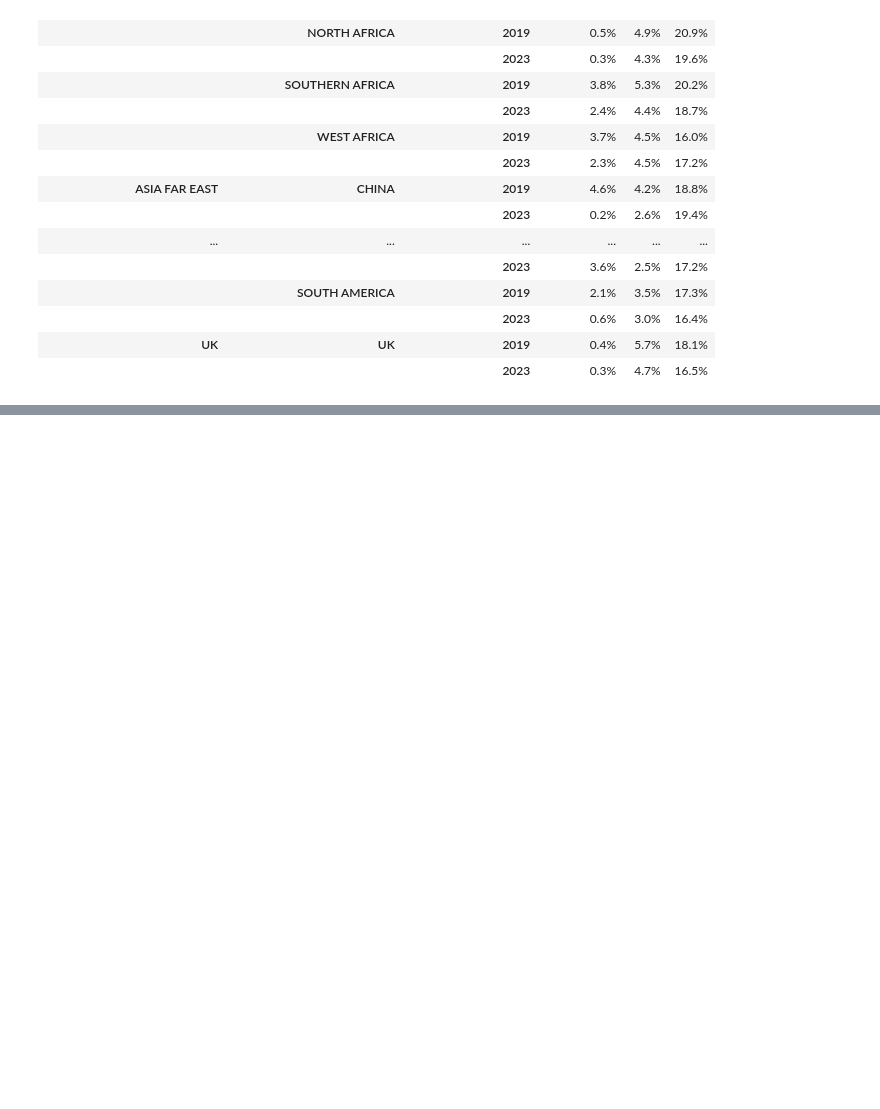
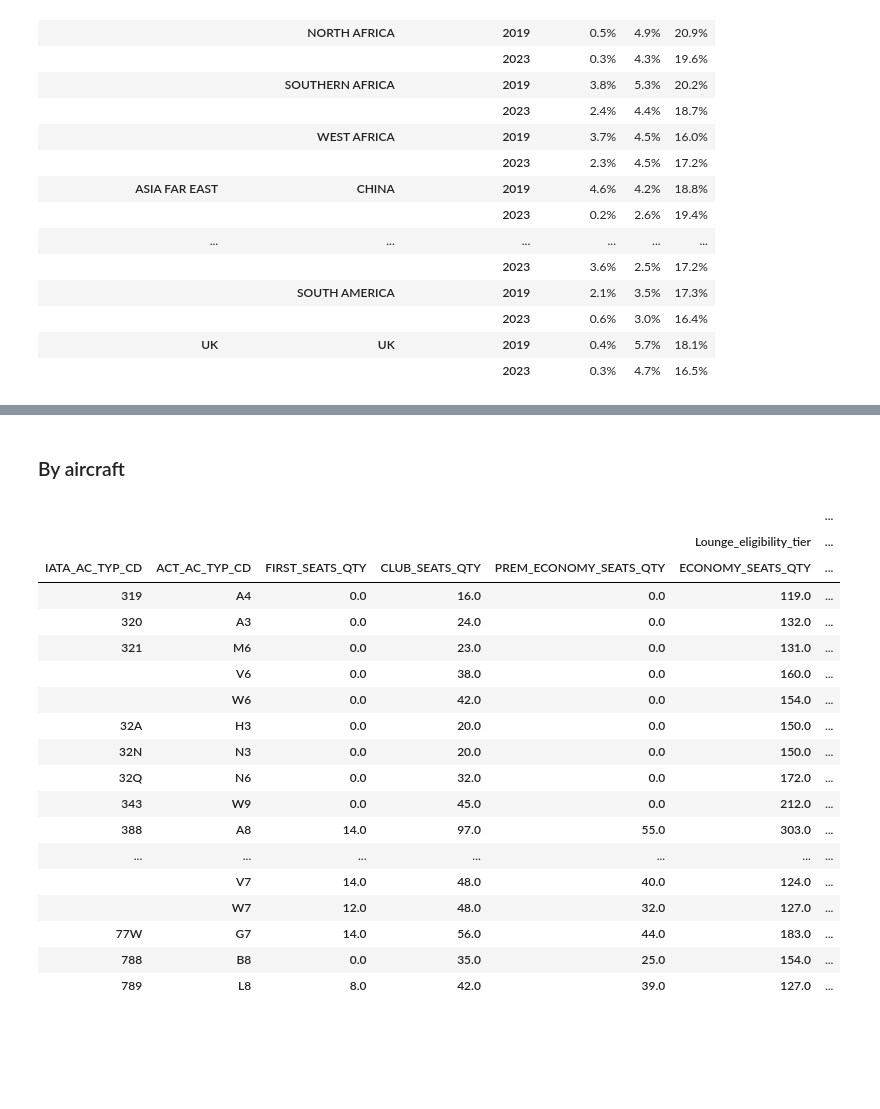
Before and after one commit to IanMaHKG-BA/Hackathon_Team_1, a Jupyter notebook: lounges_gold_standard_Ian.ipynb, the cells around one changed output, grey strips where cells are left out. Cells and saved outputs as stored; diff of their text form; code cells hidden in the pictures; blank space fills up the shorter version.

Commit message:
including aircraft coparison

```diff
--- a/lounges_gold_standard_Ian.ipynb
+++ b/lounges_gold_standard_Ian.ipynb
@@ -983,3 +1048,41 @@ df_groupby_country_group_year
+# %% [markdown]
+### By aircraft
+# %%
+list_groupby = ['IATA_AC_TYP_CD','ACT_AC_TYP_CD','FIRST_SEATS_QTY','CLUB_SEATS_QTY','PREM_ECONOMY_SEATS_QTY','ECONOMY_SEATS_QTY','Lounge_eligibility_tier']
+
+# grouping by OPERATING_FLT_NO, DISCHARGE_STN_CD and Lounge_eligibility_tier
+df_groupby_acft = df_lounge_elig_flight_info_country_acft_typ.groupby(list_groupby).agg(
+                mean_pax_count = ('pax','mean')).reset_index()
+
+df_groupby_acft['mean_pax_count'] = df_groupby_acft['mean_pax_count'].map('{:,.1f}'.format)
+
+df_groupby_acft = df_groupby_acft[df_groupby_acft['Lounge_eligibility_tier'] != 'Not eligible']
+
+df_groupby_acft = df_groupby_acft.set_index(list_groupby,drop = True).unstack('Lounge_eligibility_tier')
+
+df_groupby_acft.fillna(0, inplace=True)
+
+df_groupby_acft
+# %% [output]
+|  |  |  |  |  |  | ... |
+|  |  |  |  |  | Lounge_eligibility_tier | ... |
+| IATA_AC_TYP_CD | ACT_AC_TYP_CD | FIRST_SEATS_QTY | CLUB_SEATS_QTY | PREM_ECONOMY_SEATS_QTY | ECONOMY_SEATS_QTY | ... |
+| 319 | A4 | 0.0 | 16.0 | 0.0 | 119.0 | ... |
+| 320 | A3 | 0.0 | 24.0 | 0.0 | 132.0 | ... |
+| 321 | M6 | 0.0 | 23.0 | 0.0 | 131.0 | ... |
+|  | V6 | 0.0 | 38.0 | 0.0 | 160.0 | ... |
+|  | W6 | 0.0 | 42.0 | 0.0 | 154.0 | ... |
+| 32A | H3 | 0.0 | 20.0 | 0.0 | 150.0 | ... |
+| 32N | N3 | 0.0 | 20.0 | 0.0 | 150.0 | ... |
+| 32Q | N6 | 0.0 | 32.0 | 0.0 | 172.0 | ... |
+| 343 | W9 | 0.0 | 45.0 | 0.0 | 212.0 | ... |
+| 388 | A8 | 14.0 | 97.0 | 55.0 | 303.0 | ... |
+| ... | ... | ... | ... | ... | ... | ... |
+|  | V7 | 14.0 | 48.0 | 40.0 | 124.0 | ... |
+|  | W7 | 12.0 | 48.0 | 32.0 | 127.0 | ... |
+| 77W | G7 | 14.0 | 56.0 | 44.0 | 183.0 | ... |
+| 788 | B8 | 0.0 | 35.0 | 25.0 | 154.0 | ... |
+| 789 | L8 | 8.0 | 42.0 | 39.0 | 127.0 | ... |
 # %% [markdown]
 <br><br><br>
 # %%
```
Also changed, not shown: parts of 3 cells of this notebook.
